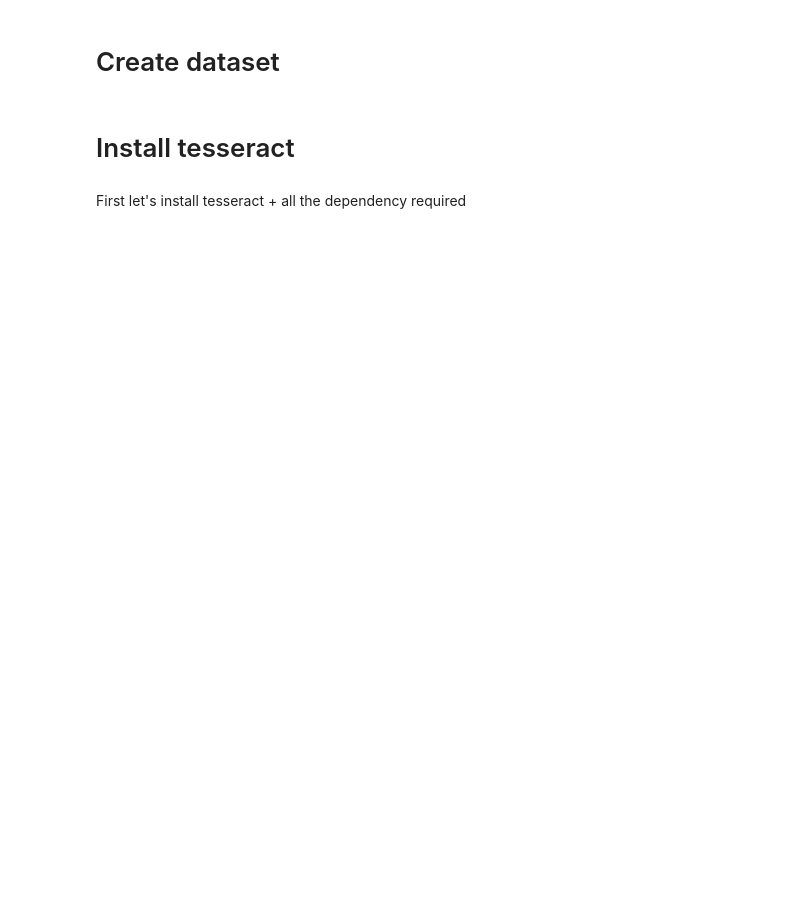
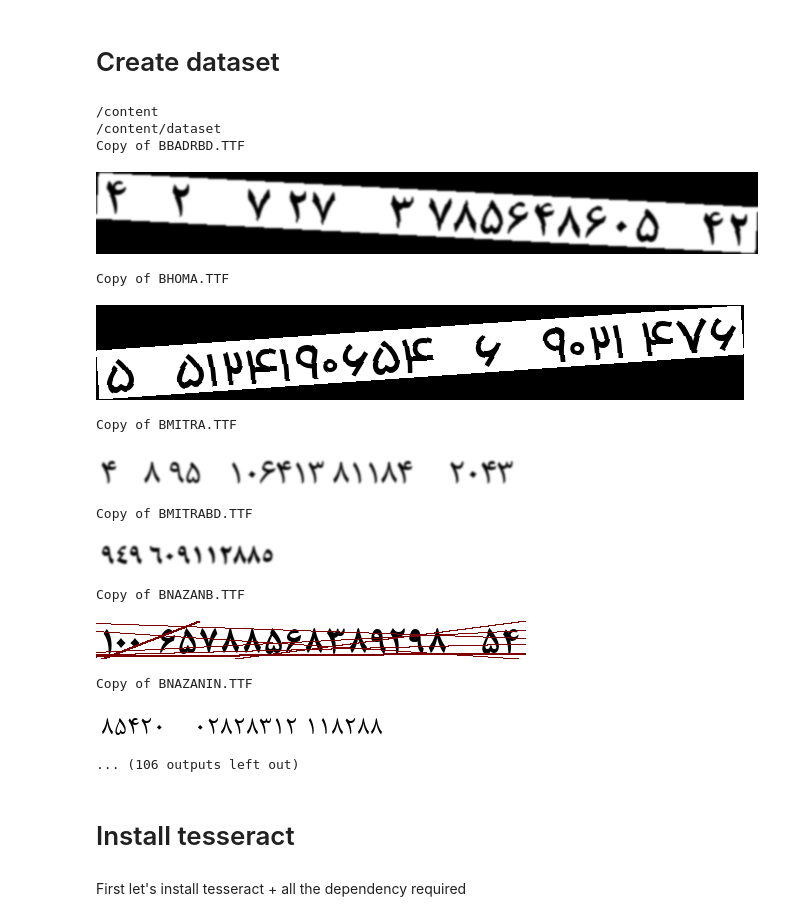
Before and after one commit to alirezaght/tesseract-train-font, a Jupyter notebook: tesseract.ipynb, the cells around one changed output. Saved outputs shown, nothing was run; the diff lists cells and outputs as text; code cells hidden in the pictures; blank space fills up the shorter version.

```diff
--- a/tesseract.ipynb
+++ b/tesseract.ipynb
@@ -33,35 +35,60 @@ def create_dataset(number_for_each_font):
       length = random.randint(12, 20)
       numbers = []
       for j in range(length):
         n = str(random.randint(0, 9)) + ((" " * random.randint(0, 4)) if random.random() < 0.3 else "")
         numbers.append(n)
 
       unicode_text = "".join(numbers)
       # get the line size
       text_width, text_height = font.getsize(unicode_text)
-
+      width = text_width + 10
+      height = text_height + 10
       # create a blank canvas with extra space between lines
-      canvas = Image.new('RGB', (text_width + 10, text_height + 10), "white")
+      canvas = Image.new('RGB', (width, height), "white")
 
       # draw the text onto the text canvas, and use black as the text color
       draw = ImageDraw.Draw(canvas)
       draw.text((5,5), unicode_text, 'black', font)
       if random.random() < 0.3:
         canvas = canvas.rotate(random.randint(-5,5), expand = 1)
 
       if random.random() < 0.3 and size > 24:
         canvas = canvas.filter(ImageFilter.GaussianBlur(radius=random.randint(0,2)))
       # save the blank canvas to a file
+
+      for k in range(10):
+        if random.random() < 0.3:
+          draw.line((random.randint(0, width),0, random.randint(0, width), height), fill=128, width=random.randint(0, 3))
+      for k in range(10):
+        if random.random() < 0.3:
+          draw.line((0,random.randint(0, height), width, random.randint(0, height)), fill=128, width=random.randint(0, 3))
+
       canvas.save(f"{count}.tif", dpi=(300, 300))
       with open(f'{count}.gt.txt', 'w') as f:
         f.write(unicode_text)
       if not sample:
         sample = True
         print(font_file)
         im = Image.open(f'{count}.tif', 'r')
         display(im)
 
 create_dataset(300)
+# %% [output]
+/content
+/content/dataset
+Copy of BBADRBD.TTF
+[figure, added]
+Copy of BHOMA.TTF
+[figure, added]
+Copy of BMITRA.TTF
+[figure, added]
+Copy of BMITRABD.TTF
+[figure, added]
+Copy of BNAZANB.TTF
+[figure, added]
+Copy of BNAZANIN.TTF
+[figure, added]
+... (106 outputs left out)
 # %% [markdown]
 # Install tesseract
 # %% [markdown]
```
Also changed, not shown: parts of 6 cells of this notebook.
